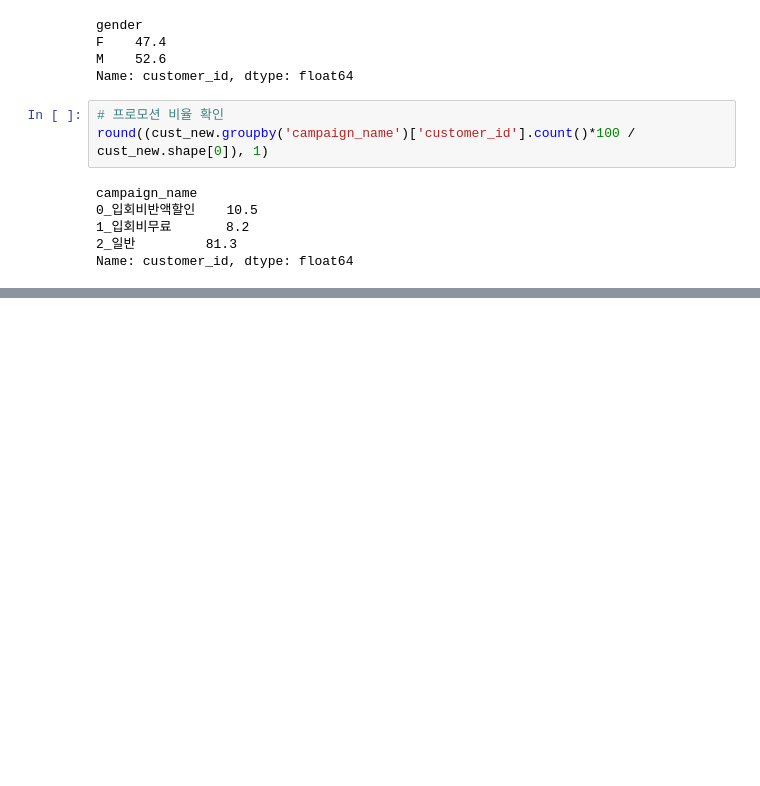
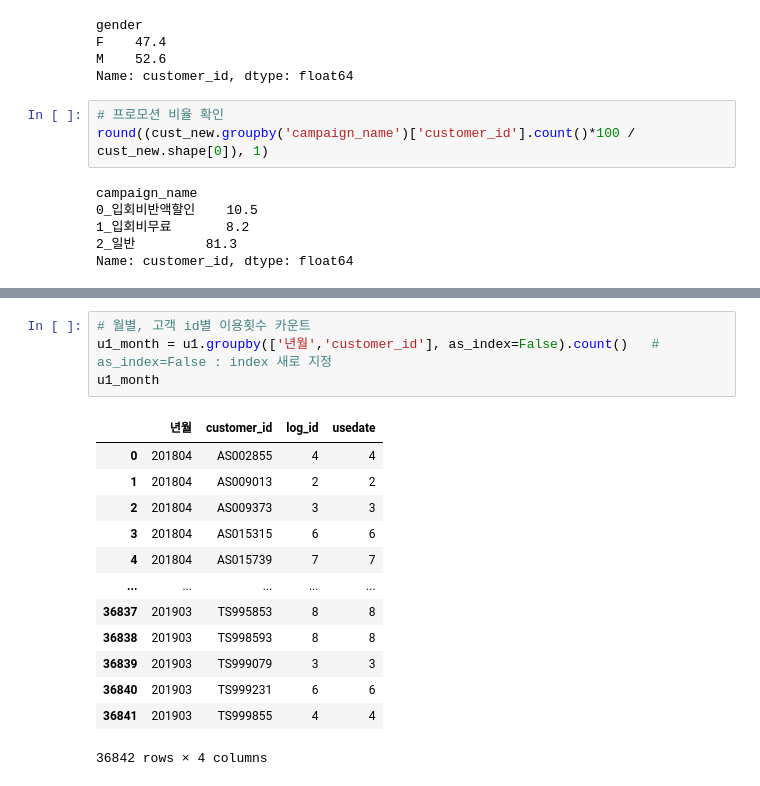
Before and after one commit to JJongSSu/Study, a Jupyter notebook: AI/2주차/2일차/customer data.ipynb, the cells around one changed output, grey strips where cells are left out. Saved outputs shown, nothing was run; the diff lists cells and outputs as text; blank space fills up the shorter version.

```diff
--- a/AI/2주차/2일차/customer data.ipynb
+++ b/AI/2주차/2일차/customer data.ipynb
@@ -253,0 +292,18 @@ Name: customer_id, dtype: float64
+# %%
+# 월별, 고객 id별 이용횟수 카운트
+u1_month = u1.groupby(['년월','customer_id'], as_index=False).count()   # as_index=False : index 새로 지정
+u1_month
+# %% [output]
+|  | 년월 | customer_id | log_id | usedate |
+| 0 | 201804 | AS002855 | 4 | 4 |
+| 1 | 201804 | AS009013 | 2 | 2 |
+| 2 | 201804 | AS009373 | 3 | 3 |
+| 3 | 201804 | AS015315 | 6 | 6 |
+| 4 | 201804 | AS015739 | 7 | 7 |
+| ... | ... | ... | ... | ... |
+| 36837 | 201903 | TS995853 | 8 | 8 |
+| 36838 | 201903 | TS998593 | 8 | 8 |
+| 36839 | 201903 | TS999079 | 3 | 3 |
+| 36840 | 201903 | TS999231 | 6 | 6 |
+| 36841 | 201903 | TS999855 | 4 | 4 |
+36842 rows × 4 columns
```
Also changed, not shown: parts of 14 cells of this notebook.
